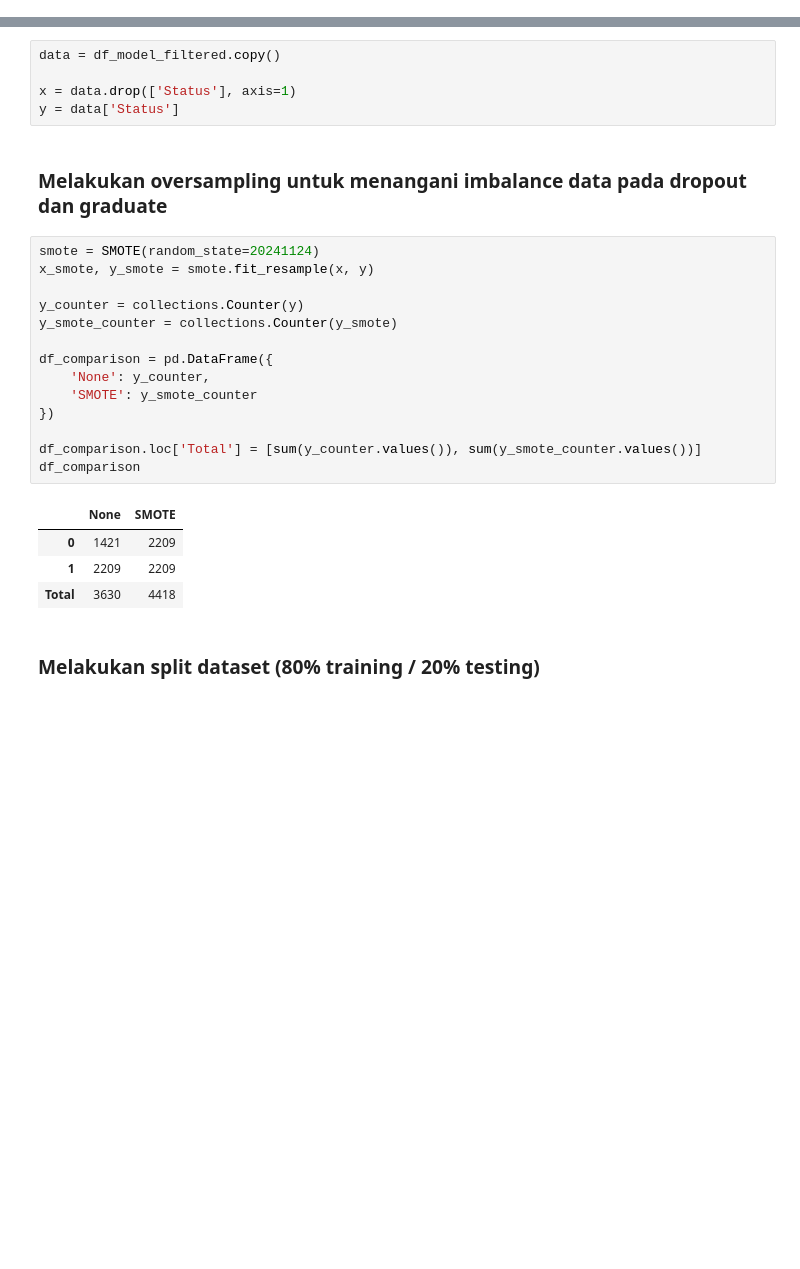
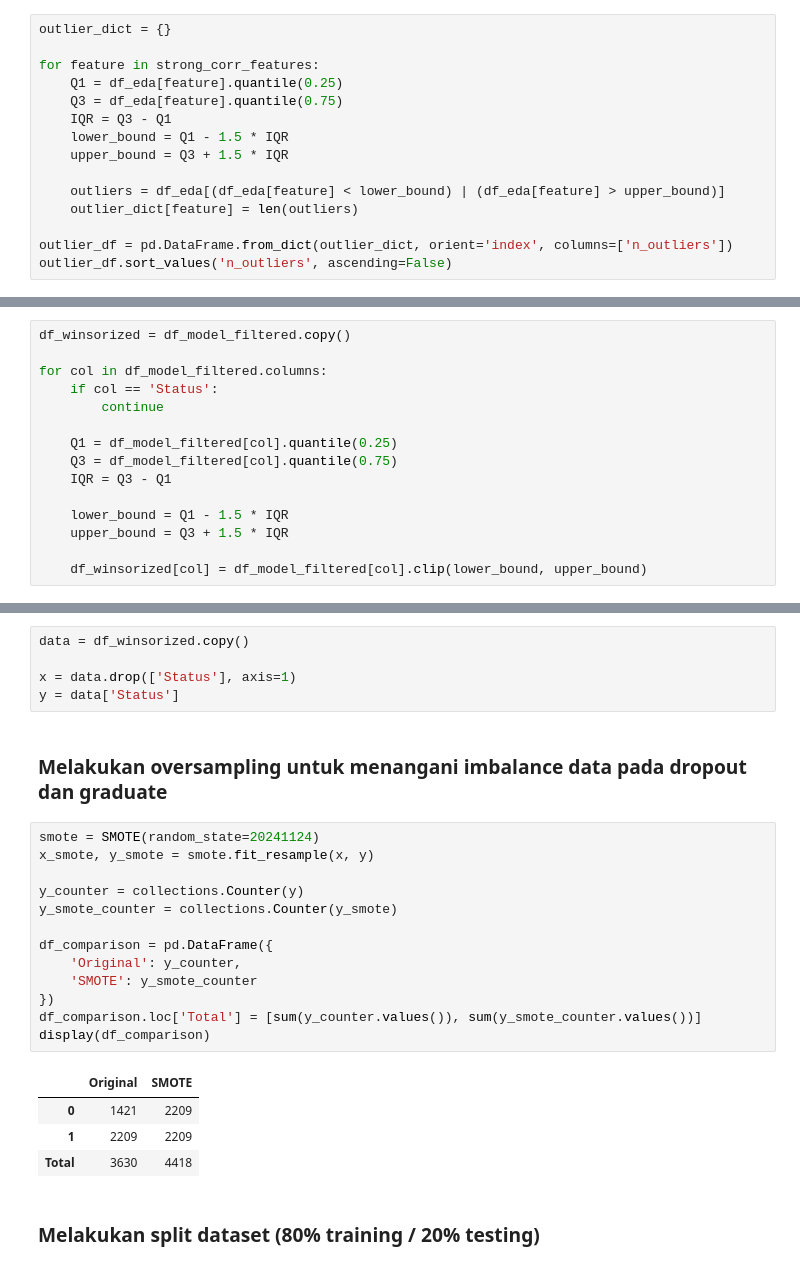
Before and after one commit to ItsNudle/BPDS-2, a Jupyter notebook: Notebook_Proyek_JayaJayaInstitute.ipynb, the cells around one changed output, grey strips where cells are left out. Saved outputs shown, nothing was run; the diff lists cells and outputs as text; blank space fills up the shorter version.

```diff
--- a/Notebook_Proyek_JayaJayaInstitute.ipynb
+++ b/Notebook_Proyek_JayaJayaInstitute.ipynb
@@ -444,0 +448,15 @@ plt.show()
+# %%
+outlier_dict = {}
+
+for feature in strong_corr_features:
+    Q1 = df_eda[feature].quantile(0.25)
+    Q3 = df_eda[feature].quantile(0.75)
+    IQR = Q3 - Q1
+    lower_bound = Q1 - 1.5 * IQR
+    upper_bound = Q3 + 1.5 * IQR
+
+    outliers = df_eda[(df_eda[feature] < lower_bound) | (df_eda[feature] > upper_bound)]
+    outlier_dict[feature] = len(outliers)
+
+outlier_df = pd.DataFrame.from_dict(outlier_dict, orient='index', columns=['n_outliers'])
+outlier_df.sort_values('n_outliers', ascending=False)
@@ -514,7 +545,22 @@ df_model_filtered.describe()
+# %%
+df_winsorized = df_model_filtered.copy()
+
+for col in df_model_filtered.columns:
+    if col == 'Status':
+        continue
+
+    Q1 = df_model_filtered[col].quantile(0.25)
+    Q3 = df_model_filtered[col].quantile(0.75)
+    IQR = Q3 - Q1
+
+    lower_bound = Q1 - 1.5 * IQR
+    upper_bound = Q3 + 1.5 * IQR
+
+    df_winsorized[col] = df_model_filtered[col].clip(lower_bound, upper_bound)
 # %% [markdown]
 ### Membagi data menjadi x dan y untuk modelling
 # %%
-data = df_model_filtered.copy()
+data = df_winsorized.copy()
 
 x = data.drop(['Status'], axis=1)
 y = data['Status']
@@ -523,19 +569,18 @@ y = data['Status']
 # %%
 smote = SMOTE(random_state=20241124)
 x_smote, y_smote = smote.fit_resample(x, y)
 
 y_counter = collections.Counter(y)
 y_smote_counter = collections.Counter(y_smote)
 
 df_comparison = pd.DataFrame({
-    'None': y_counter,
+    'Original': y_counter,
     'SMOTE': y_smote_counter
 })
-
 df_comparison.loc['Total'] = [sum(y_counter.values()), sum(y_smote_counter.values())]
-df_comparison
+display(df_comparison)
 # %% [output]
-|  | None | SMOTE |
+|  | Original | SMOTE |
 | 0 | 1421 | 2209 |
 | 1 | 2209 | 2209 |
 | Total | 3630 | 4418 |
```
Also changed, not shown: parts of 11 cells of this notebook, 5 other files.
